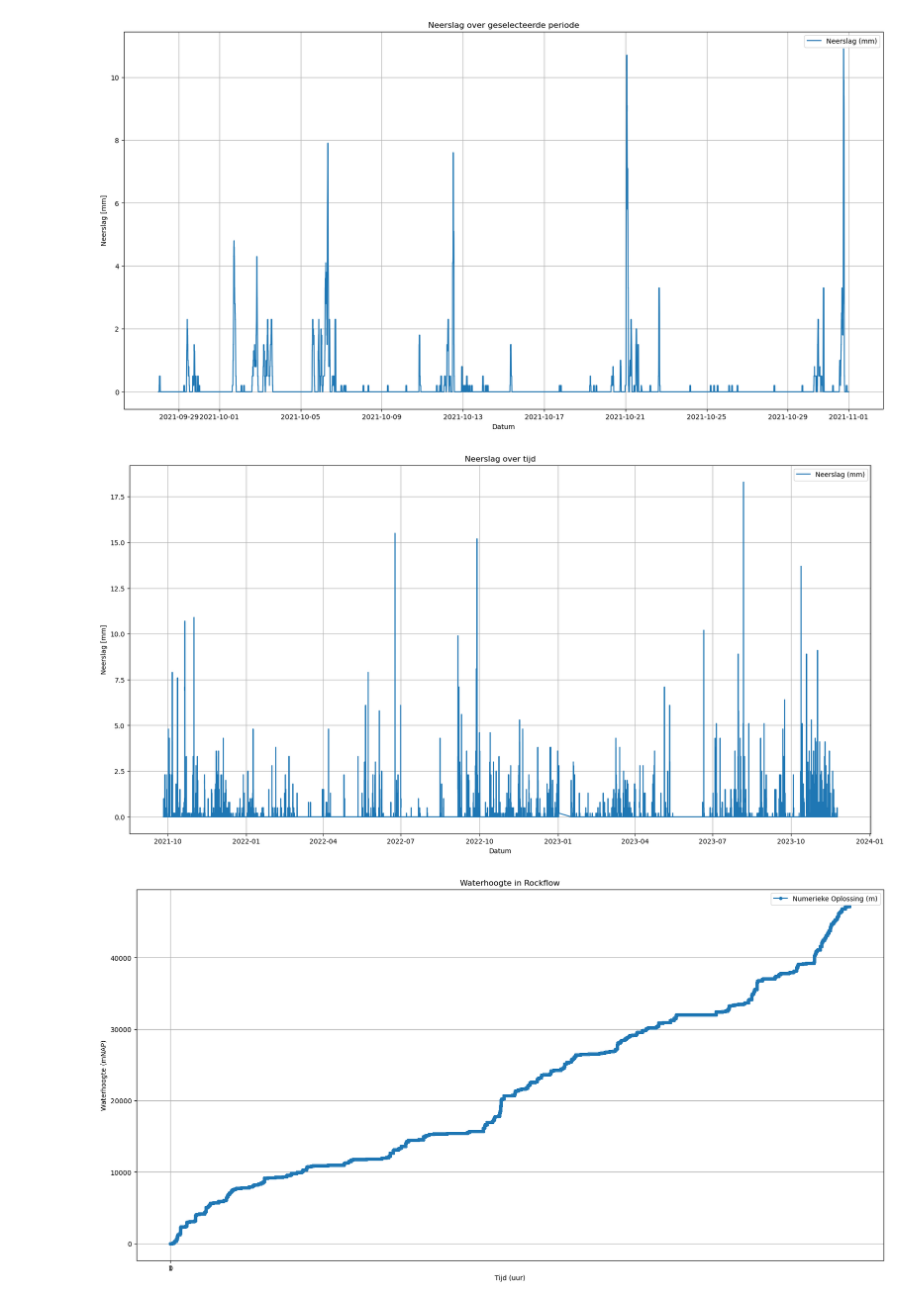
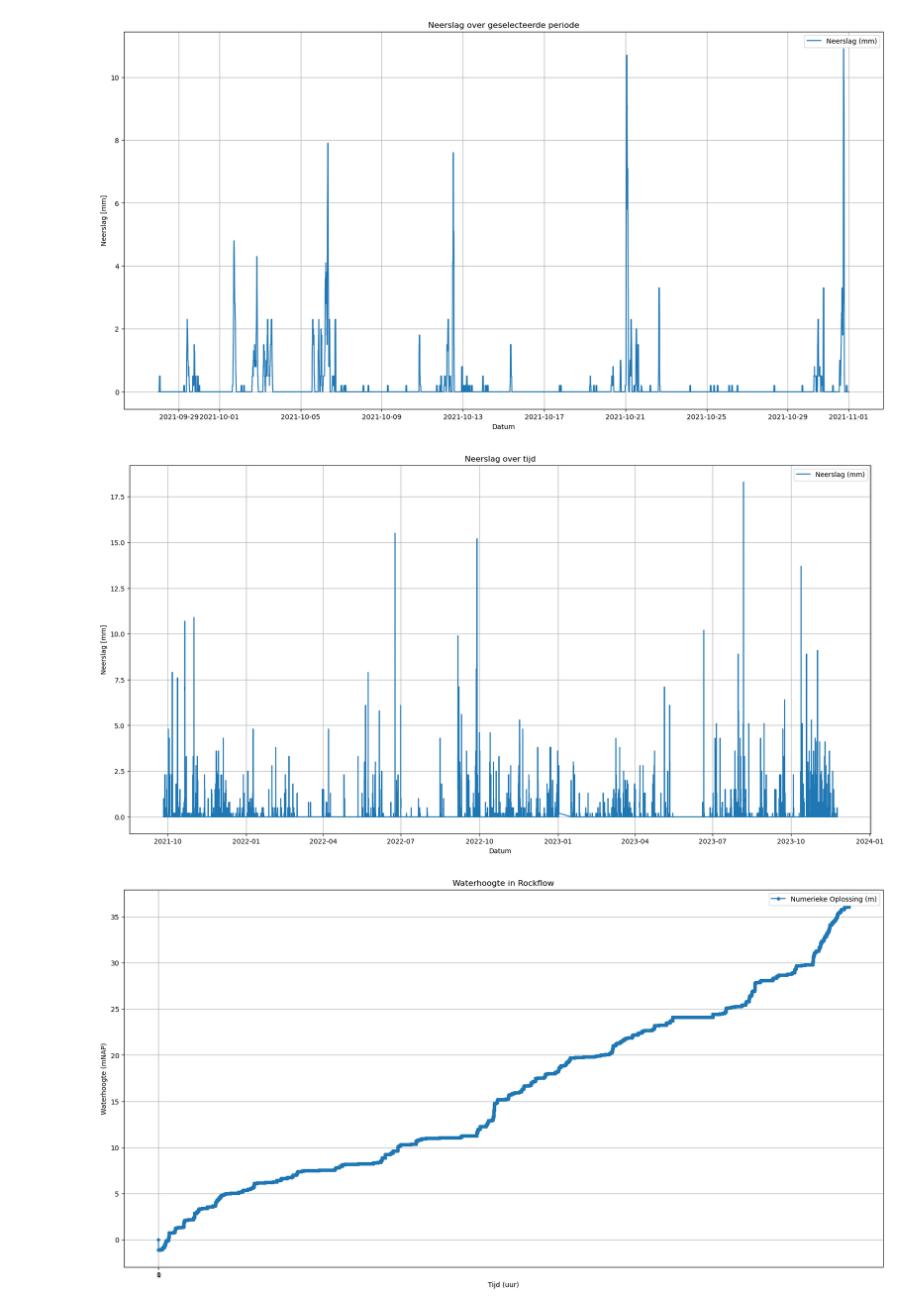
Before and after one commit to Dim277/Casus_waterbergende_weg, a Jupyter notebook: Model_WBW_2Bakjes_23122023.ipynb, the cells around one changed output. Cells and saved outputs as stored; diff of their text form; code cells hidden in the pictures.

```diff
--- a/Model_WBW_2Bakjes_23122023.ipynb
+++ b/Model_WBW_2Bakjes_23122023.ipynb
@@ -114,7 +114,7 @@ p_KL = 0.4
 
 #Overige
 t0 = 0
-Onderkant_wegcunet = -1.08  #In mNAP
+Onderkant_RW = -1.08  #In mNAP
 VMAX_DZ = 60
 tijdstappen = len(neerslag_lijst)
 
@@ -125,33 +125,33 @@ V_RW = np.zeros(len(t))  # Array voor het volume water in de rockwool
 H_RW = np.zeros(len(t))  # Array voor de waterhoogte in de rockwool
 V_DZ = np.zeros(len(t))  # Array voor het volume water in het drainzand
 H_DZ = np.zeros(len(t))  # Array voor de waterhoogte in het drainzand
 
 # Initiële conditie
 V_RW[0] = 0.0  # Initiële volume water in het rockwool(m^3)
 V_DZ[0] = 0.0  # Initiële wolume water in het drainzand (m^3)
 
 # Numerieke oplossing met behulp van de methode van Euler
 for i in range(1, len(t)):
     Q_in_RW = neerslag_lijst[i] * A_afstromend
     Q_uit_RW = min(V_RW[i-1], A_DZ*k_DZ, VMAX_DZ - V_DZ[i-1])
     Q_in_DZ = min(V_RW[i-1], A_DZ*k_DZ, VMAX_DZ - V_DZ[i-1])
     Q_uit_DZ = 0
 
     V_RW[i] = (Q_in_RW - Q_uit_RW) * dt + V_RW[i-1]
-    H_RW[i] = V_RW[i] / (p_RW * A_RW) + Onderkant_wegcunet
+    H_RW[i] = V_RW[i] / (p_RW * A_RW) + Onderkant_RW
     V_DZ[i] = (Q_in_DZ - Q_uit_DZ) * dt + V_DZ[i-1]
     H_DZ[i] = V_DZ[i] / (p_DZ * A_DZ)
 
 # Plot de numerieke oplossing voor waterhoogte
 plt.figure(figsize=(20, 10))
-plt.plot(t, V_RW, label='Numerieke Oplossing (m)', marker='o', markersize=4, linestyle='-')
+plt.plot(t, H_RW, label='Numerieke Oplossing (m)', marker='o', markersize=4, linestyle='-')
 plt.xlabel('Tijd (uur)')
 plt.ylabel('Waterhoogte (mNAP)')
 plt.title('Waterhoogte in Rockflow')
 plt.legend()
 plt.grid(True)
 plt.xticks(np.arange(0, 2, 1))  # Tijdstapmarkeringen om de 1 dag
 plt.show()
 # %% [output]
 [figure]
-[figure, old version]
+[figure, new version]
```
